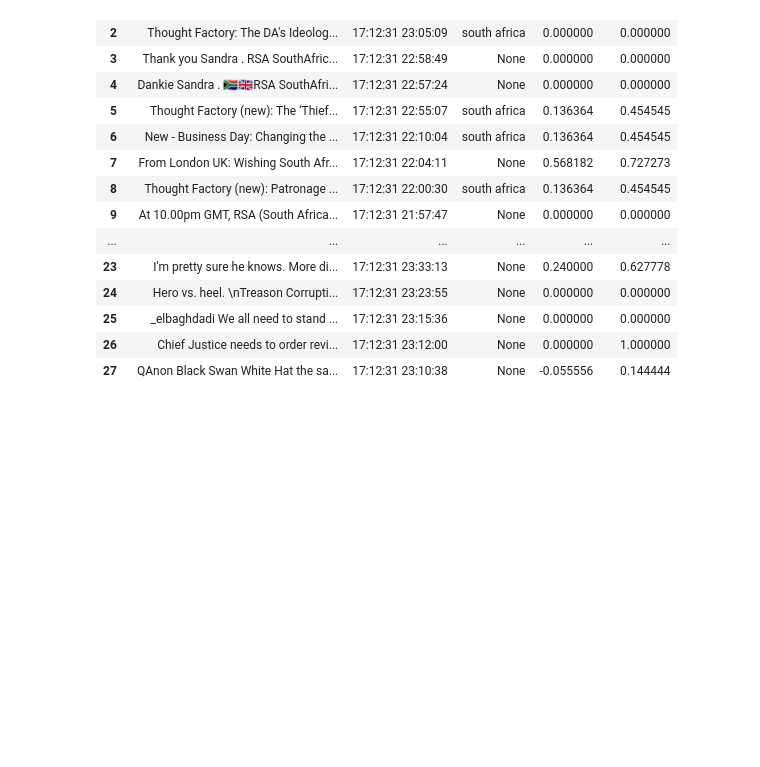
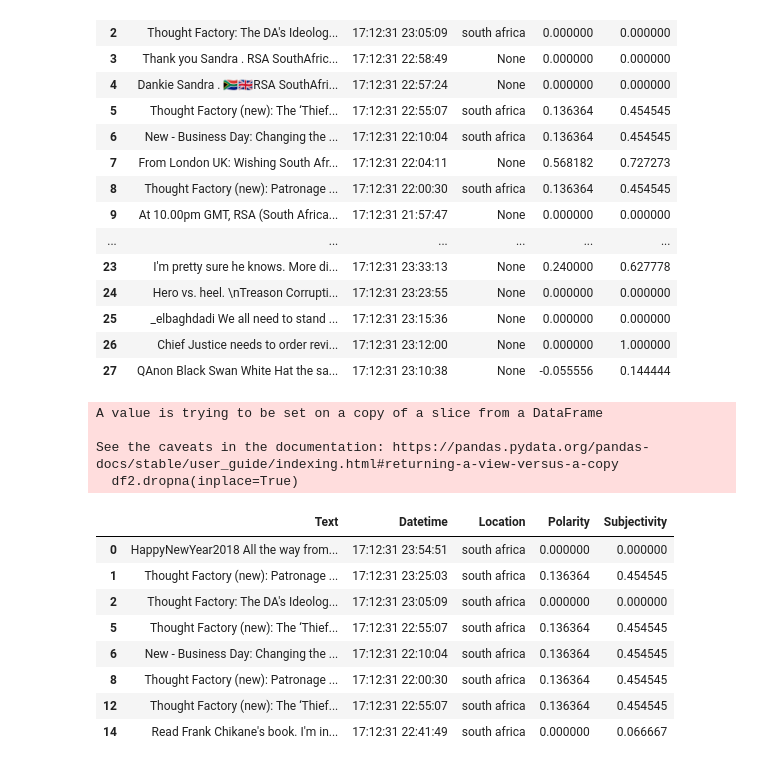
Before and after one commit to njabulodark/datathon, a Jupyter notebook: clean_text.ipynb, the cells around one changed output. Cells and saved outputs as stored; diff of their text form; code cells hidden in the pictures; blank space fills up the shorter version.

```diff
--- a/clean_text.ipynb
+++ b/clean_text.ipynb
@@ -190,3 +166,23 @@ See the caveats in the documentation: https://pandas.pydata.org/pandas-docs/stab
 | 25 | _elbaghdadi We all need to stand ... | 17:12:31 23:15:36 | None | 0.000000 | 0.000000 |
 | 26 | Chief Justice needs to order revi... | 17:12:31 23:12:00 | None | 0.000000 | 1.000000 |
 | 27 | QAnon Black Swan White Hat the sa... | 17:12:31 23:10:38 | None | -0.055556 | 0.144444 |
+# %%
+#remove all rows with none in location
+df2.dropna(inplace=True)
+df2
+
+df2.to_csv('2017data_cleaned.csv', index=False)
+# %% [output]
+A value is trying to be set on a copy of a slice from a DataFrame
+
+See the caveats in the documentation: https://pandas.pydata.org/pandas-docs/stable/user_guide/indexing.html#returning-a-view-versus-a-copy
+  df2.dropna(inplace=True)
+|  | Text | Datetime | Location | Polarity | Subjectivity |
+| 0 | HappyNewYear2018 All the way from... | 17:12:31 23:54:51 | south africa | 0.000000 | 0.000000 |
+| 1 | Thought Factory (new): Patronage ... | 17:12:31 23:25:03 | south africa | 0.136364 | 0.454545 |
+| 2 | Thought Factory: The DA's Ideolog... | 17:12:31 23:05:09 | south africa | 0.000000 | 0.000000 |
+| 5 | Thought Factory (new): The ‘Thief... | 17:12:31 22:55:07 | south africa | 0.136364 | 0.454545 |
+| 6 | New - Business Day: Changing the ... | 17:12:31 22:10:04 | south africa | 0.136364 | 0.454545 |
+| 8 | Thought Factory (new): Patronage ... | 17:12:31 22:00:30 | south africa | 0.136364 | 0.454545 |
+| 12 | Thought Factory (new): The ‘Thief... | 17:12:31 22:55:07 | south africa | 0.136364 | 0.454545 |
+| 14 | Read Frank Chikane's book. I'm in... | 17:12:31 22:41:49 | south africa | 0.000000 | 0.066667 |
```
Also changed, not shown: parts of 3 cells of this notebook, 4 other files.
